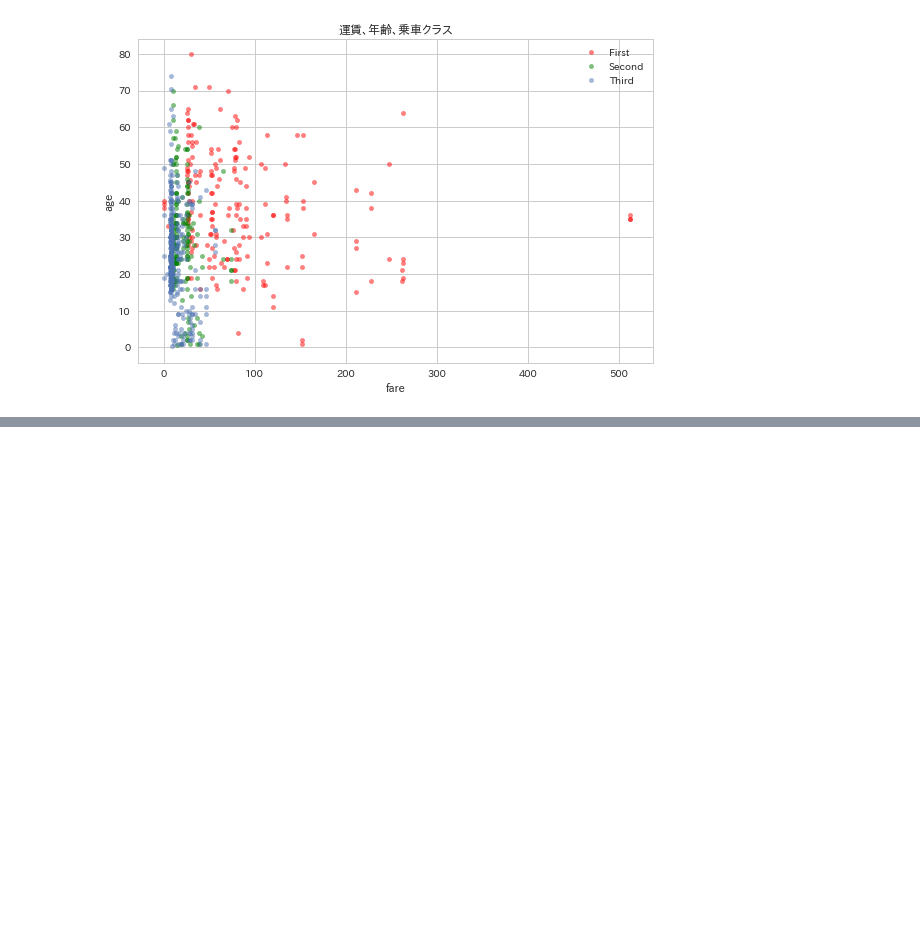
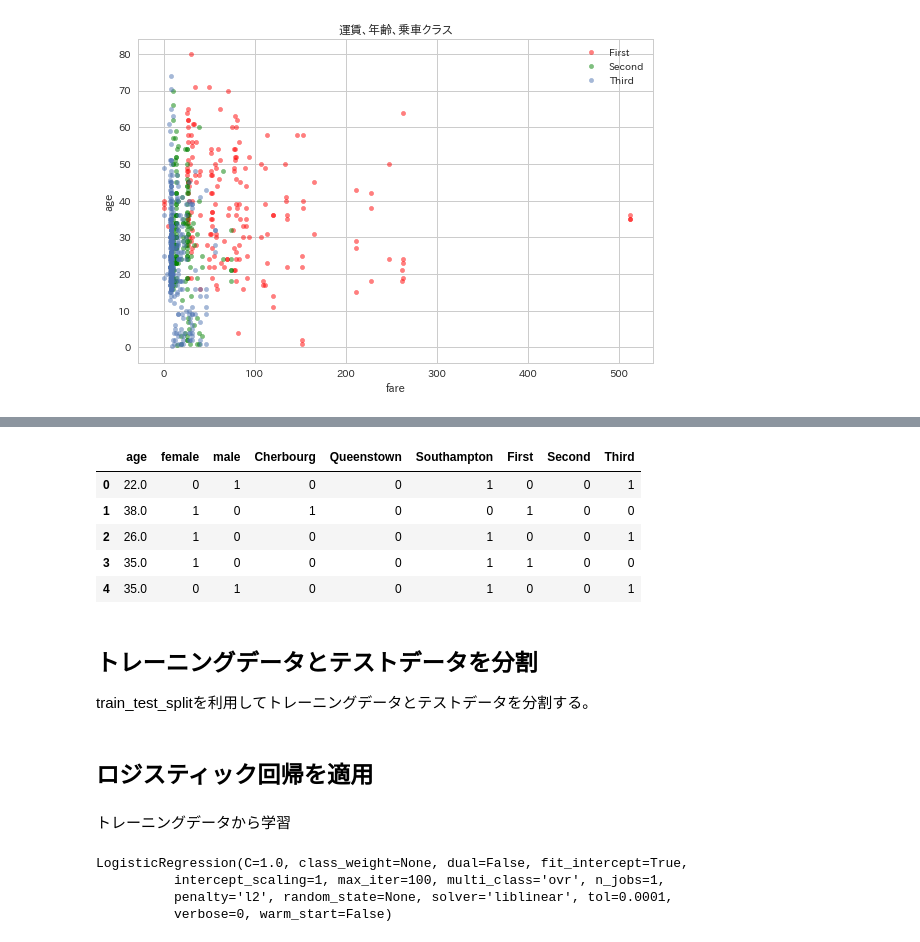
Before and after one commit to knishioka/practical-analysis, a Jupyter notebook: notebooks/titanic_analysis.ipynb, the cells around one changed output, grey strips where cells are left out. Cells and saved outputs as stored; diff of their text form; code cells hidden in the pictures; blank space fills up the shorter version.

Commit message:
logistic regression for titanic data

```diff
--- a/notebooks/titanic_analysis.ipynb
+++ b/notebooks/titanic_analysis.ipynb
@@ -140,0 +150,2 @@ df[df['class'] == 'Third'].plot.scatter('fare', 'age', alpha=0.5, ax=ax,
+# %%
+dropped = df.dropna(subset=['age', 'embark_town'])
@@ -140,0 +171,18 @@ df[df['class'] == 'Third'].plot.scatter('fare', 'age', alpha=0.5, ax=ax,
+# %%
+x = pd.concat([
+               dropped.age,
+               dropped.sex.str.get_dummies(),
+               dropped.embark_town.str.get_dummies(),
+               pd.get_dummies(dropped['class'])
+              ], axis=1)
+x.head()
+# %% [output]
+|  | age | female | male | Cherbourg | Queenstown | Southampton | First | Second | Third |
+| 0 | 22.0 | 0 | 1 | 0 | 0 | 1 | 0 | 0 | 1 |
+| 1 | 38.0 | 1 | 0 | 1 | 0 | 0 | 1 | 0 | 0 |
+| 2 | 26.0 | 1 | 0 | 0 | 0 | 1 | 0 | 0 | 1 |
+| 3 | 35.0 | 1 | 0 | 0 | 0 | 1 | 1 | 0 | 0 |
+| 4 | 35.0 | 0 | 1 | 0 | 0 | 1 | 0 | 0 | 1 |
+# %% [markdown]
+## トレーニングデータとテストデータを分割
+train_test_splitを利用してトレーニングデータとテストデータを分割する。
@@ -140,0 +191,12 @@ df[df['class'] == 'Third'].plot.scatter('fare', 'age', alpha=0.5, ax=ax,
+# %% [markdown]
+## ロジスティック回帰を適用
+# %% [markdown]
+トレーニングデータから学習
+# %%
+lr = LogisticRegression()
+lr.fit(x_train, y_train)
+# %% [output]
+LogisticRegression(C=1.0, class_weight=None, dual=False, fit_intercept=True,
+          intercept_scaling=1, max_iter=100, multi_class='ovr', n_jobs=1,
+          penalty='l2', random_state=None, solver='liblinear', tol=0.0001,
+          verbose=0, warm_start=False)
```
Also changed, not shown: parts of 17 cells of this notebook.
